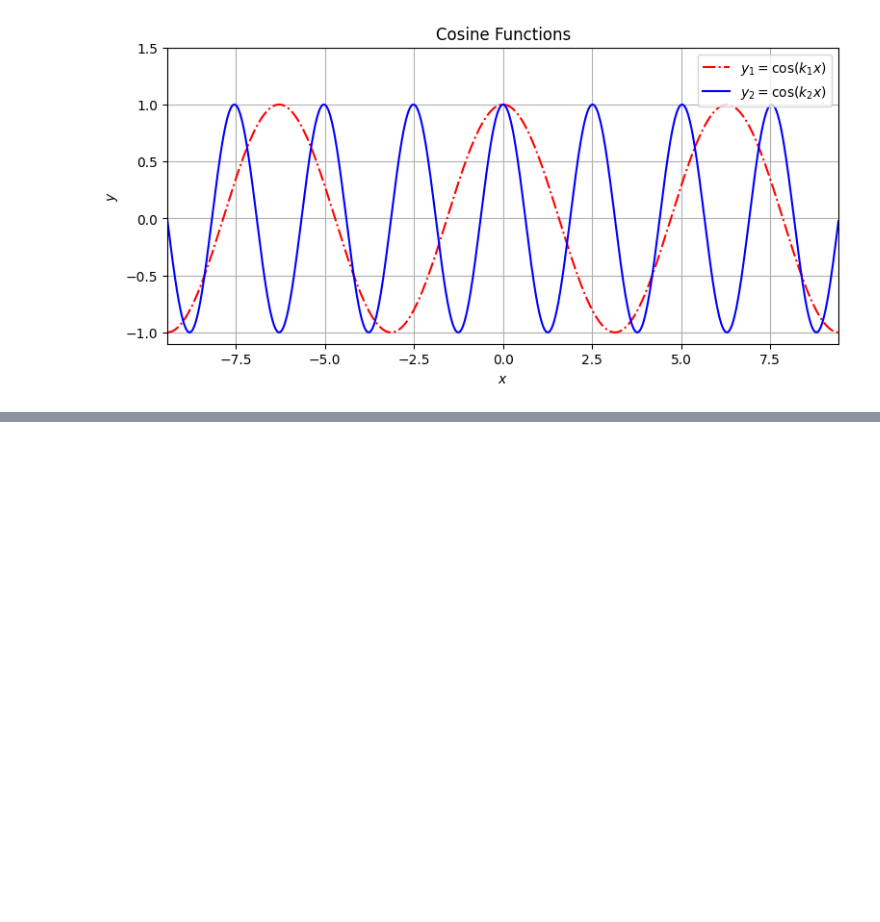
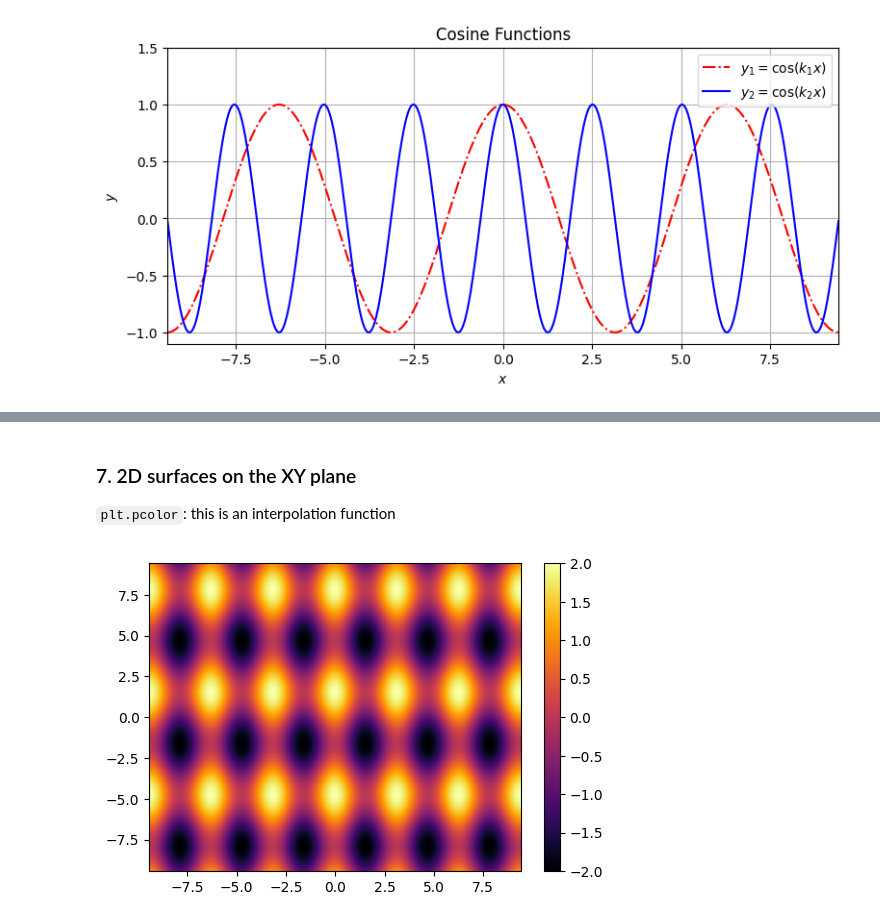
Before and after one commit to wbandabarragan/quantum-mechanics-1, a Jupyter notebook: python-notebooks/python4QM_01.ipynb, the cells around one changed output, grey strips where cells are left out. Cells and saved outputs as stored; diff of their text form; code cells hidden in the pictures; blank space fills up the shorter version.

```diff
--- a/python-notebooks/python4QM_01.ipynb
+++ b/python-notebooks/python4QM_01.ipynb
@@ -131,0 +140,12 @@ plt.show()
+# %%
+# To represent 2D surfaces, we need a meshgrid
+
+# Create 1D vectors for the axes
+x = np.linspace(-3*np.pi, +3*np.pi, 1000)
+y = np.linspace(-3*np.pi, +3*np.pi, 1000)
+
+# Now we create the 2D meshgrid
+x_2d, y_2d = np.meshgrid(x, y)
+
+#print(x.shape, x_2d.shape)
+#print(y.shape, y_2d.shape)
@@ -131,0 +201,15 @@ plt.show()
+# %% [markdown]
+### 7. 2D surfaces on the XY plane
+
+
+``plt.pcolor``: this is an interpolation function
+# %%
+plt.figure(figsize=(6,4))
+
+surf = plt.pcolor(x_2d, y_2d, psi_xy, cmap = "inferno", clim = (-2, 2))
+
+plt.colorbar(surf)
+
+plt.show()
+# %% [output]
+[figure, added]
```
Also changed, not shown: parts of 7 cells of this notebook.
